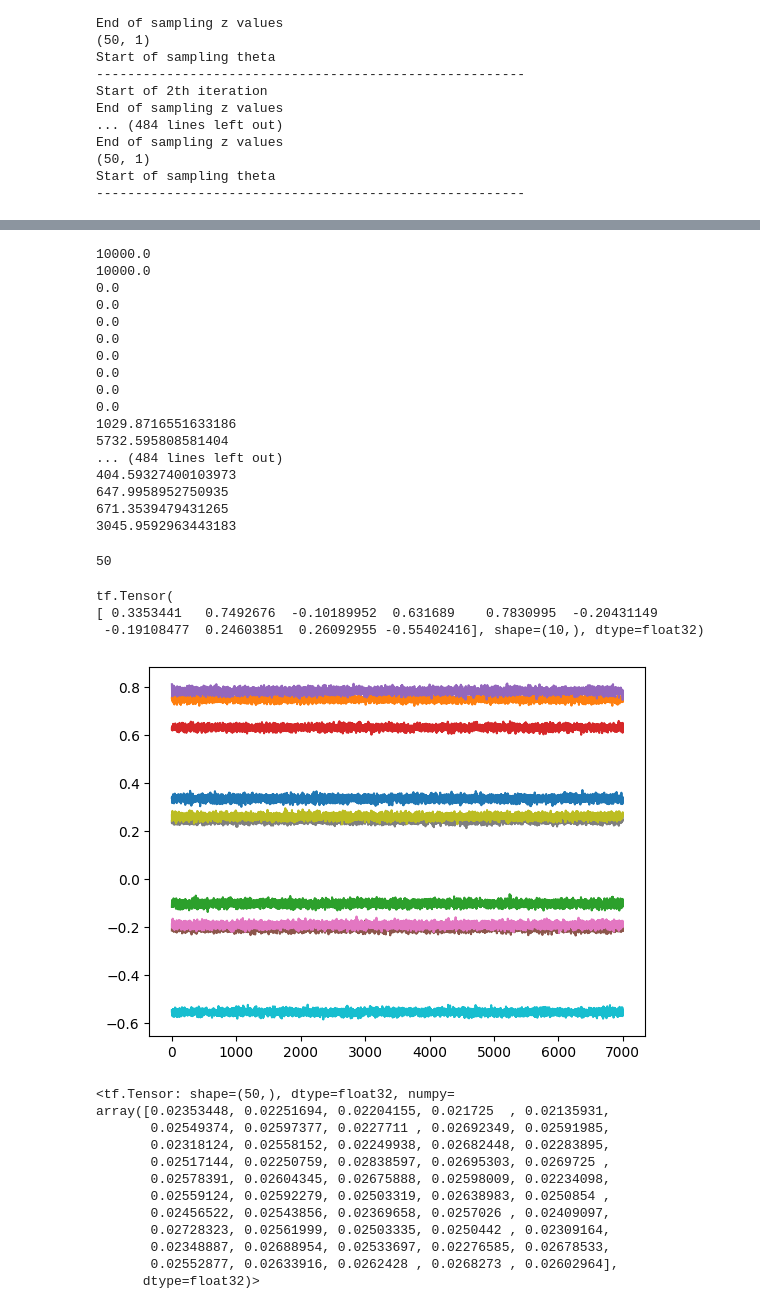
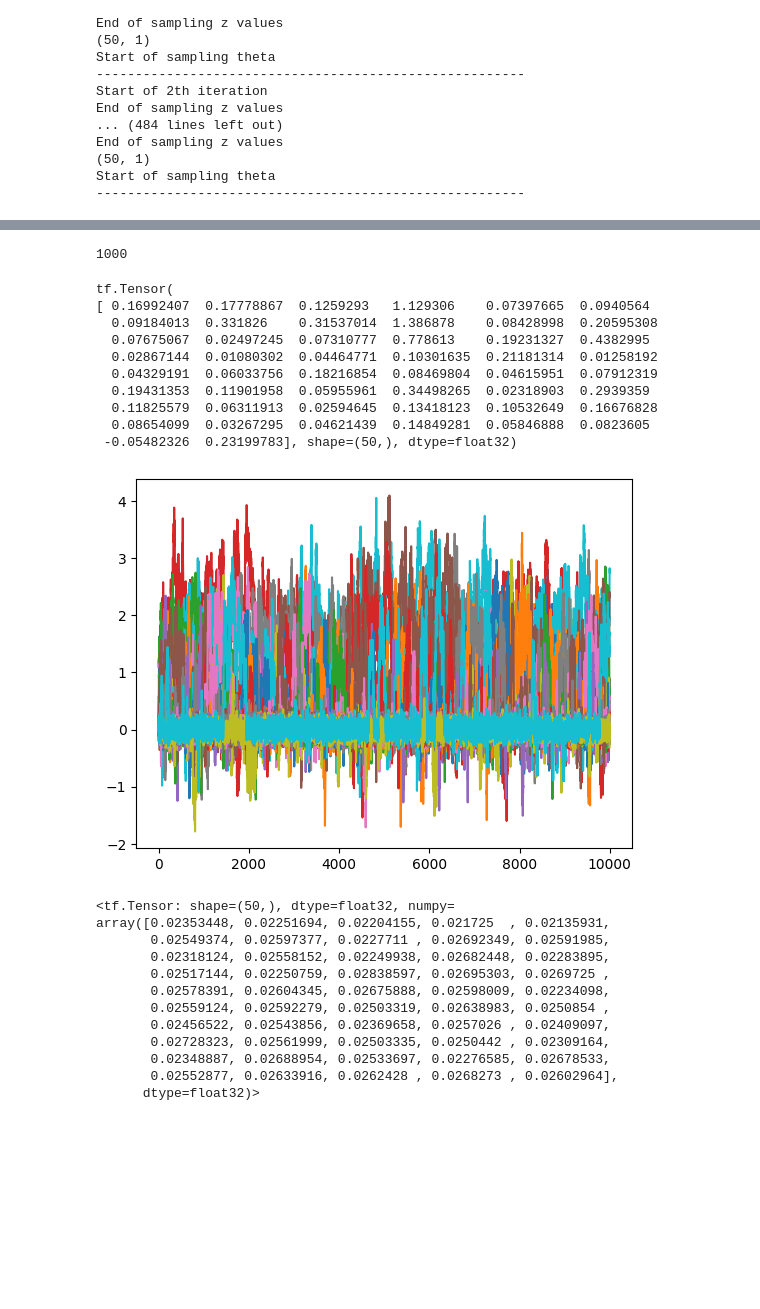
Before and after one commit to johnnymdoubleu/ssl-sgs, a Jupyter notebook: ssl-sgs.ipynb, the cells around one changed output, grey strips where cells are left out. Cells and saved outputs as stored; diff of their text form; code cells hidden in the pictures; blank space fills up the shorter version.

```diff
--- a/ssl-sgs.ipynb
+++ b/ssl-sgs.ipynb
@@ -8,14 +8,14 @@ import tensorflow as tf
 import tensorflow_probability as tfp
 from numba import jit
 # %%
-n = 5
-p = 10
+n = 20
+p = 50
 s = np.random.default_rng().uniform(0,1, n*p)
 X = np.reshape(s,(-1, p))
 X.shape
 df = pd.DataFrame(X)
 #  we let r=25
-r = 2
+r = 10
 y = np.zeros(n) #initialising y array
 for i in range(n):
     yTemp = df.iloc[i,0:r].sum() + np.random.normal(0, 1) #generating y values from a simple linear model with gaussian noise
@@ -114,7 +114,3 @@ End of sampling z values
 (50, 1)
 Start of sampling theta
 -------------------------------------------------------
-# %%
-theta = np.array([np.zeros(p)]).T
-theta[0], theta[1] = 1, 1
-theta
@@ -162,11 +147,11 @@ def splitGibbs(sigma1, sigma2, sigmay, X, y, niter=1000):
         for i in range(b):
             if i <= p-1:
                 sigsig = sigma2 / sigma1
-                w1 = gamma * sigsig / ((gamma * sigsig) + ((1-gamma) * np.exp(-(1-sigsig**2) * (np.linalg.norm(np.matmul(Alist[i], theta)))**2/2)))
-                print((np.linalg.norm(np.matmul(Alist[i], theta)))**2)
-                w2 = 1 - w1
+                w2 = gamma * sigsig / ((gamma * sigsig) + ((1-gamma) * np.exp(-(1-sigsig**2) * (np.linalg.norm(np.matmul(Alist[i], theta)))**2/2)))
+                # print((np.linalg.norm(np.matmul(Alist[i], theta)))**2)
+                w1 = 1 - w2
                 U = np.random.uniform()
-                if U > w1:
+                if U > w2:
                     mu = (1 - sigsig**2) * np.matmul(Alist[i], theta)
                     sigmaz = 1 - sigsig**2
                     z = np.append(z, np.random.normal(mu, sigmaz))
@@ -195,40 +180,30 @@ def splitGibbs(sigma1, sigma2, sigmay, X, y, niter=1000):
     return samples
 
 
-trace = splitGibbs(sigma1 = 1, sigma2 = 0.01, sigmay = 0.01, X = X, y = y, niter = 50)
+trace = splitGibbs(sigma1 = 1, sigma2 = 0.1, sigmay = 1, X = X, y = y, niter = 1000)
 len(trace)
 # %% [output]
-10000.0
-10000.0
-0.0
-0.0
-0.0
-0.0
-0.0
-0.0
-0.0
-0.0
-1029.8716551633186
-5732.595808581404
-... (484 lines left out)
-404.59327400103973
-647.9958952750935
-671.3539479431265
-3045.9592963443183
+1000
-50
 # %%
-sample = tf.convert_to_tensor(np.asarray(trace[3000:]), dtype=tf.float32)
+sample = tf.convert_to_tensor(np.asarray(trace), dtype=tf.float32)
 plt.plot(sample)
 ess = tfp.mcmc.effective_sample_size(sample, filter_beyond_positive_pairs=True)
 # print(ess.shape)
 mean, variance = tf.nn.moments(sample, axes=0)
 standard_error = tf.sqrt(variance / ess)
 print(mean)
 # %% [output]
 tf.Tensor(
-[ 0.3353441   0.7492676  -0.10189952  0.631689    0.7830995  -0.20431149
- -0.19108477  0.24603851  0.26092955 -0.55402416], shape=(10,), dtype=float32)
+[ 0.16992407  0.17778867  0.1259293   1.129306    0.07397665  0.0940564
+  0.09184013  0.331826    0.31537014  1.386878    0.08428998  0.20595308
+  0.07675067  0.02497245  0.07310777  0.778613    0.19231327  0.4382995
+  0.02867144  0.01080302  0.04464771  0.10301635  0.21181314  0.01258192
+  0.04329191  0.06033756  0.18216854  0.08469804  0.04615951  0.07912319
+  0.19431353  0.11901958  0.05955961  0.34498265  0.02318903  0.2939359
+  0.11825579  0.06311913  0.02594645  0.13418123  0.10532649  0.16676828
+  0.08654099  0.03267295  0.04621439  0.14849281  0.05846888  0.0823605
+ -0.05482326  0.23199783], shape=(50,), dtype=float32)
-[figure, old version]
+[figure, new version]
 # %%
 variance
 # %% [output]
```
Also changed, not shown: parts of 2 cells of this notebook.
